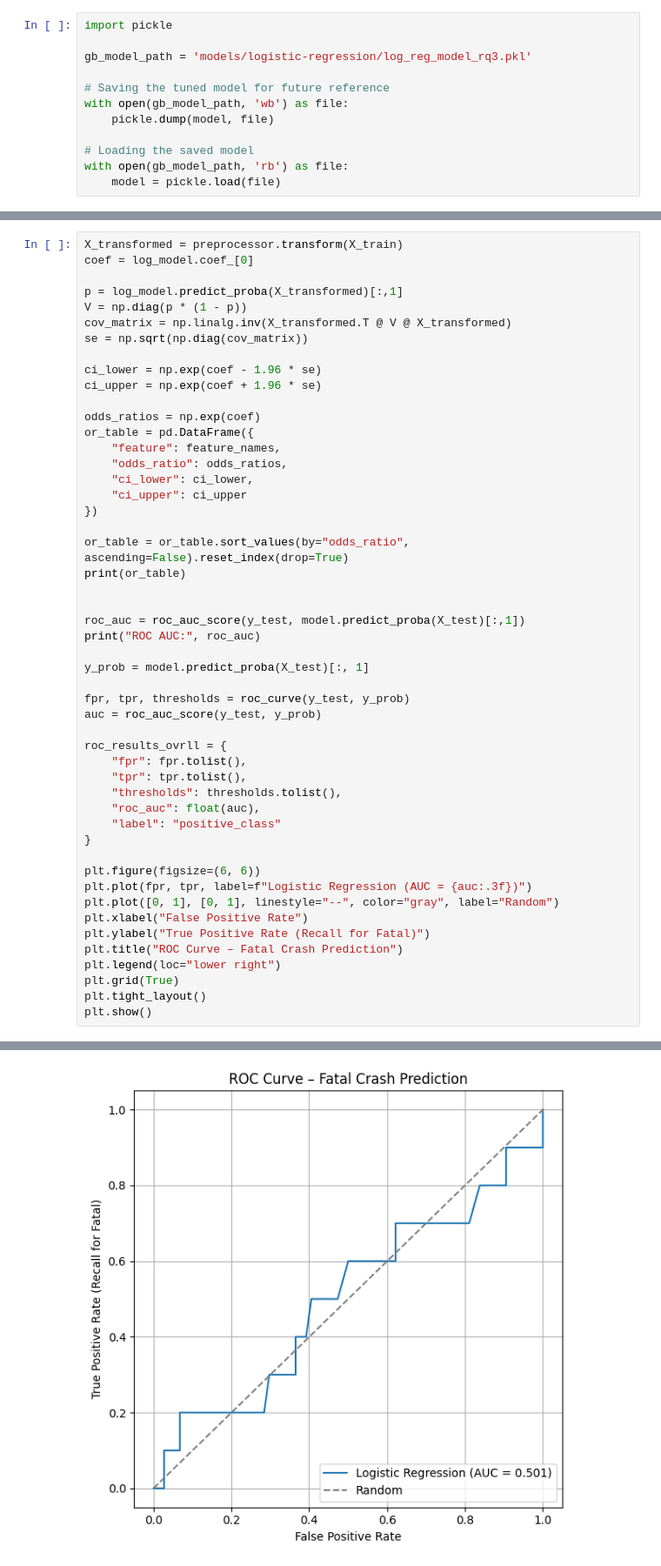
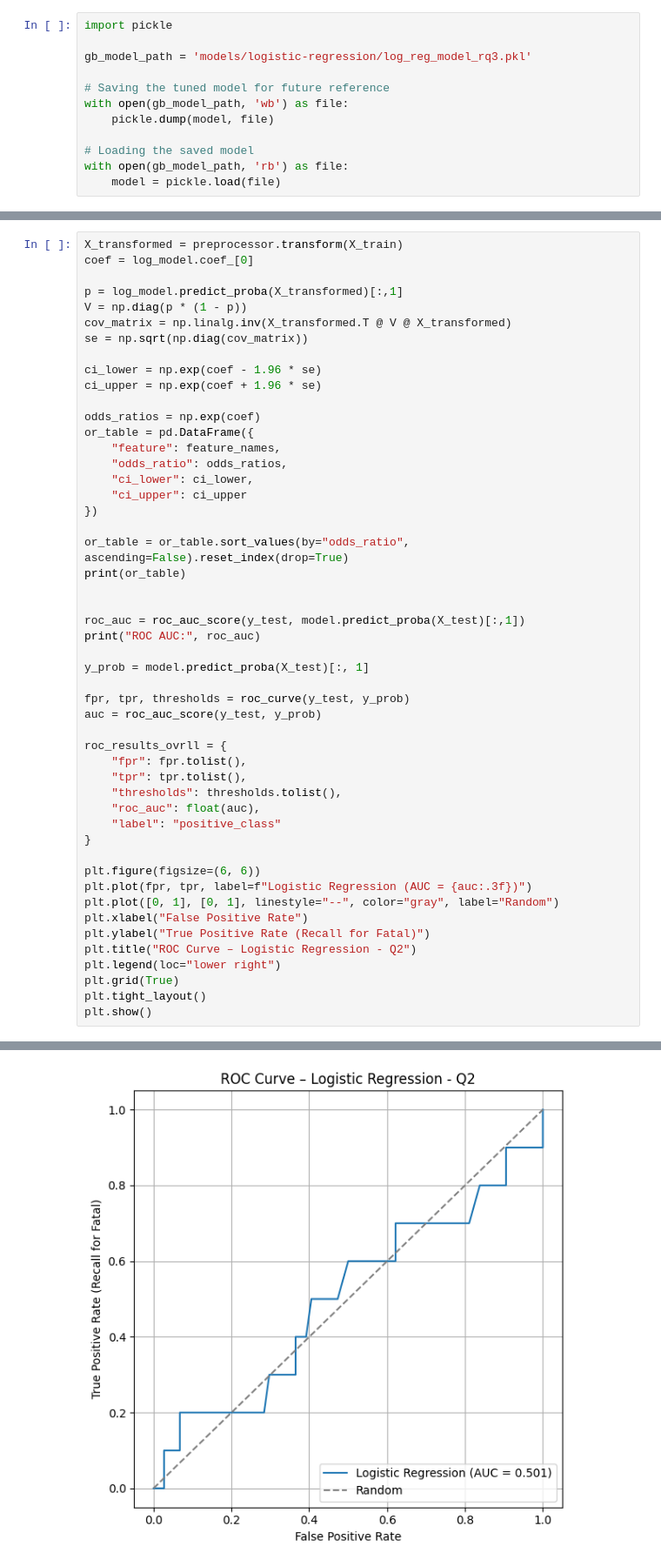
Before and after one commit to NicholasAttard/ICS5110-Applied-Machine-Learning-, a Jupyter notebook: 3a_Logistic_LinearRegression_NicholasAttard.ipynb, the cells around one changed output, grey strips where cells are left out. Shown at 87% size. Drawn from its saved outputs; the diff is of its cells as text.

```diff
--- a/3a_Logistic_LinearRegression_NicholasAttard.ipynb
+++ b/3a_Logistic_LinearRegression_NicholasAttard.ipynb
@@ -611,35 +617,35 @@ roc_auc = roc_auc_score(y_test, model.predict_proba(X_test)[:,1])
 print("ROC AUC:", roc_auc)
 
 y_prob = model.predict_proba(X_test)[:, 1]
 
 fpr, tpr, thresholds = roc_curve(y_test, y_prob)
 auc = roc_auc_score(y_test, y_prob)
 
 roc_results_ovrll = {
     "fpr": fpr.tolist(),
     "tpr": tpr.tolist(),
     "thresholds": thresholds.tolist(),
     "roc_auc": float(auc),
     "label": "positive_class"
 }
 
 plt.figure(figsize=(6, 6))
 plt.plot(fpr, tpr, label=f"Logistic Regression (AUC = {auc:.3f})")
 plt.plot([0, 1], [0, 1], linestyle="--", color="gray", label="Random")
 plt.xlabel("False Positive Rate")
 plt.ylabel("True Positive Rate (Recall for Fatal)")
-plt.title("ROC Curve – Fatal Crash Prediction")
+plt.title("ROC Curve – Logistic Regression - Q2")
 plt.legend(loc="lower right")
 plt.grid(True)
 plt.tight_layout()
 plt.show()
 # %% [output]
                         feature  odds_ratio  ci_lower  ci_upper
 0            num__time_in_hours    1.084115  0.809274  1.452295
 1  cat__weekend_weekday_weekend    0.645259  0.396786  1.049329
 2                num__rush_hour    0.471306  0.336646  0.659831
 ROC AUC: 0.5013513513513513
-[figure, old version]
+[figure, new version]
 # %%
 r = permutation_importance(
     model,
```
Also changed, not shown: parts of 6 cells of this notebook.
